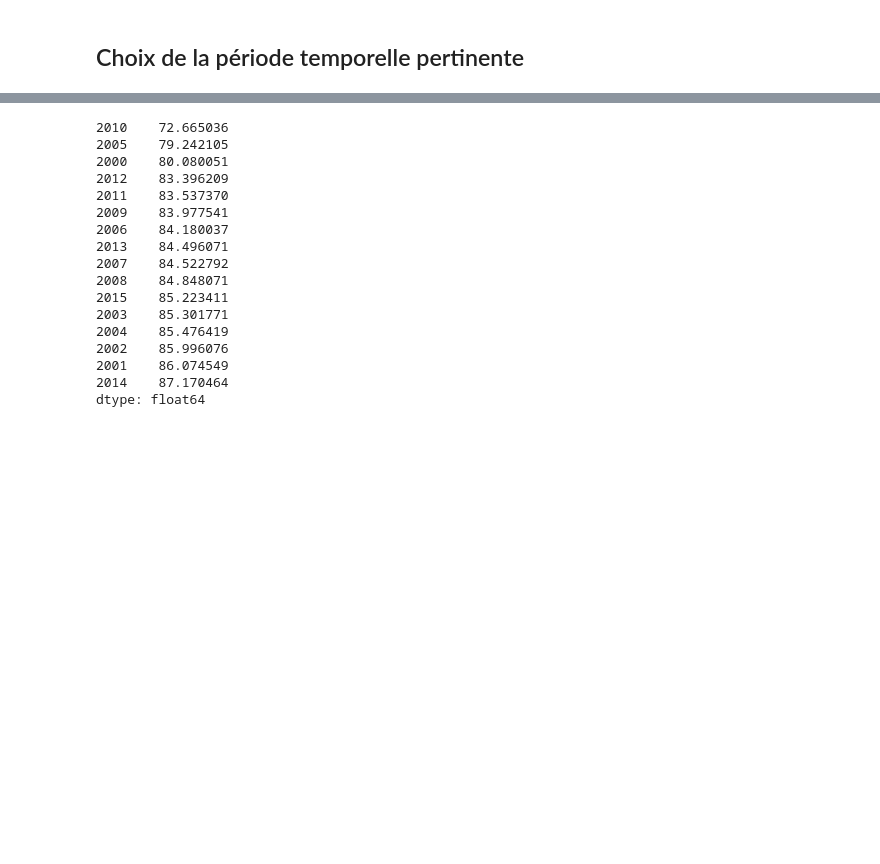
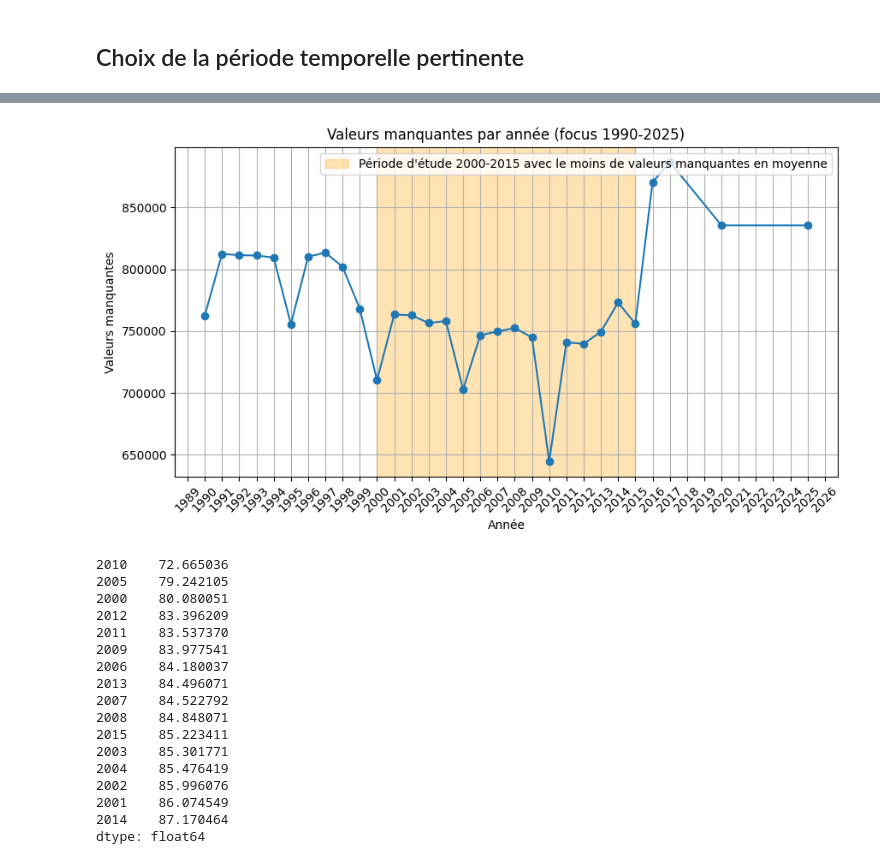
Before and after one commit to AntoineKelleni/Analysez-les-donn-es-de-syst-mes-ducatifs, a Jupyter notebook: main.ipynb, the cells around one changed output, grey strips where cells are left out. Saved outputs shown, nothing was run; the diff lists cells and outputs as text; code cells hidden in the pictures; blank space fills up the shorter version.

```diff
--- a/main.ipynb
+++ b/main.ipynb
@@ -1075,3 +1195,26 @@ df_data.head()
+# %%
+# Filtrer uniquement les années de 1990 à 2025
+mask = (missing_per_year_df['Année'] >= 1990) & (missing_per_year_df['Année'] <= 2025)
+filtered_df = missing_per_year_df[mask]
+
+plt.figure(figsize=(10,5))
+plt.plot(filtered_df['Année'], filtered_df['Valeurs manquantes'], marker='o')
+plt.title("Valeurs manquantes par année (focus 1990-2025)")
+plt.xlabel("Année")
+plt.ylabel("Valeurs manquantes")
+plt.grid(True)
+
+# Rectangle sur la période 2000-2015
+plt.axvspan(2000, 2015, color='orange', alpha=0.3, label='Période d\'étude 2000-2015 avec le moins de valeurs manquantes en moyenne')
+
+# Affichage plus dense des années
+plt.xticks(filtered_df['Année'], rotation=45)
+plt.gca().xaxis.set_major_locator(ticker.MultipleLocator(1))  # toutes les années visibles
+
+plt.legend()
+plt.show()
+# %% [output]
+[figure, added]
 # %%
 # Liste des années à analyser
 annees = [str(annee) for annee in range(2000, 2016)]
```
Also changed, not shown: parts of 5 cells of this notebook.
